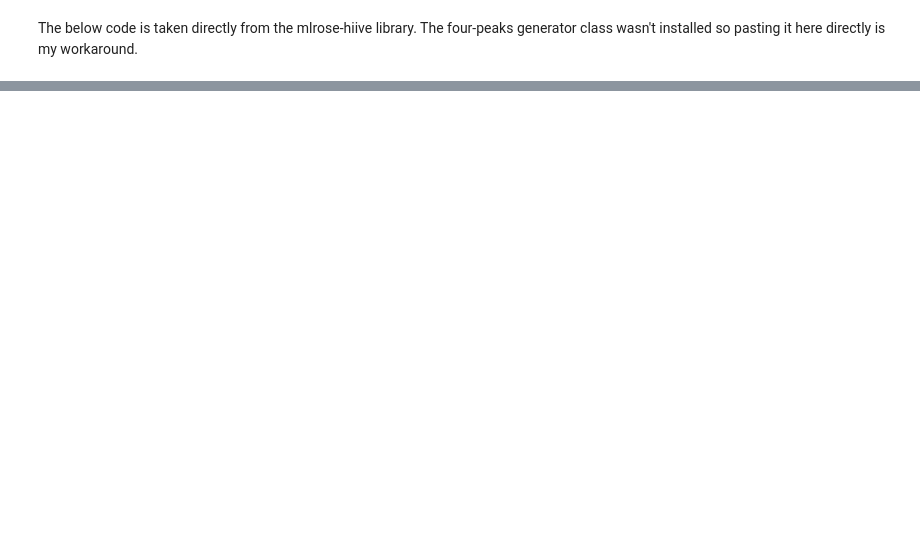
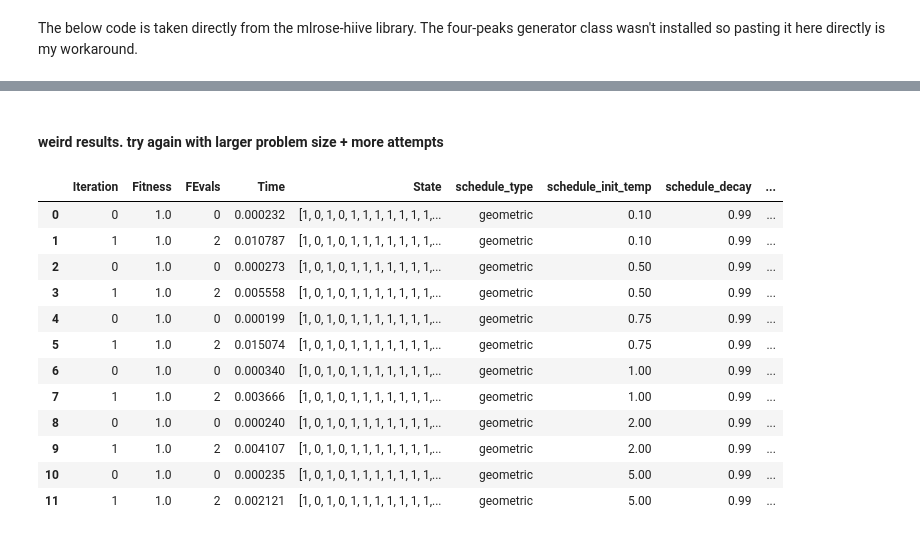
Before and after one commit to melodyyu/cs7641-a2-optimization, a Jupyter notebook: 4peaks_optimization.ipynb, the cells around one changed output, grey strips where cells are left out. Drawn from its saved outputs; the diff is of its cells as text; code cells hidden in the pictures; blank space fills up the shorter version.

```diff
--- a/4peaks_optimization.ipynb
+++ b/4peaks_optimization.ipynb
@@ -571,0 +613,34 @@ plt.show()
+# %% [markdown]
+#### weird results. try again with larger problem size + more attempts
+# %%
+# Define temperature values on a log scale
+temperature_list = np.logspace(-1, 3, num=20)  # From 0.1 to 1000
+
+# Define the SA Runner
+sa_runner = mlrose.SARunner(problem=fourpeaks_problem_100,
+                            experiment_name="SA_4peaks_Experiment",
+                            output_directory=None,
+                            seed=55,
+                            iteration_list=2**np.arange(12),
+                            max_attempts=1000,
+                            temperature_list=[0.1, 0.5, 0.75, 1.0, 2.0, 5.0],
+                            decay_list=[mlrose_hiive.GeomDecay])
+# sa_runner.run()
+
+# Run the experiment
+sa_run_stats, sa_run_curves = sa_runner.run()
+sa_run_stats
+# %% [output]
+|  | Iteration | Fitness | FEvals | Time | State | schedule_type | schedule_init_temp | schedule_decay | ... |
+| 0 | 0 | 1.0 | 0 | 0.000232 | [1, 0, 1, 0, 1, 1, 1, 1, 1, 1, 1,... | geometric | 0.10 | 0.99 | ... |
+| 1 | 1 | 1.0 | 2 | 0.010787 | [1, 0, 1, 0, 1, 1, 1, 1, 1, 1, 1,... | geometric | 0.10 | 0.99 | ... |
+| 2 | 0 | 1.0 | 0 | 0.000273 | [1, 0, 1, 0, 1, 1, 1, 1, 1, 1, 1,... | geometric | 0.50 | 0.99 | ... |
+| 3 | 1 | 1.0 | 2 | 0.005558 | [1, 0, 1, 0, 1, 1, 1, 1, 1, 1, 1,... | geometric | 0.50 | 0.99 | ... |
+| 4 | 0 | 1.0 | 0 | 0.000199 | [1, 0, 1, 0, 1, 1, 1, 1, 1, 1, 1,... | geometric | 0.75 | 0.99 | ... |
+| 5 | 1 | 1.0 | 2 | 0.015074 | [1, 0, 1, 0, 1, 1, 1, 1, 1, 1, 1,... | geometric | 0.75 | 0.99 | ... |
+| 6 | 0 | 1.0 | 0 | 0.000340 | [1, 0, 1, 0, 1, 1, 1, 1, 1, 1, 1,... | geometric | 1.00 | 0.99 | ... |
+| 7 | 1 | 1.0 | 2 | 0.003666 | [1, 0, 1, 0, 1, 1, 1, 1, 1, 1, 1,... | geometric | 1.00 | 0.99 | ... |
+| 8 | 0 | 1.0 | 0 | 0.000240 | [1, 0, 1, 0, 1, 1, 1, 1, 1, 1, 1,... | geometric | 2.00 | 0.99 | ... |
+| 9 | 1 | 1.0 | 2 | 0.004107 | [1, 0, 1, 0, 1, 1, 1, 1, 1, 1, 1,... | geometric | 2.00 | 0.99 | ... |
+| 10 | 0 | 1.0 | 0 | 0.000235 | [1, 0, 1, 0, 1, 1, 1, 1, 1, 1, 1,... | geometric | 5.00 | 0.99 | ... |
+| 11 | 1 | 1.0 | 2 | 0.002121 | [1, 0, 1, 0, 1, 1, 1, 1, 1, 1, 1,... | geometric | 5.00 | 0.99 | ... |
```
Also changed, not shown: parts of 12 cells of this notebook.
